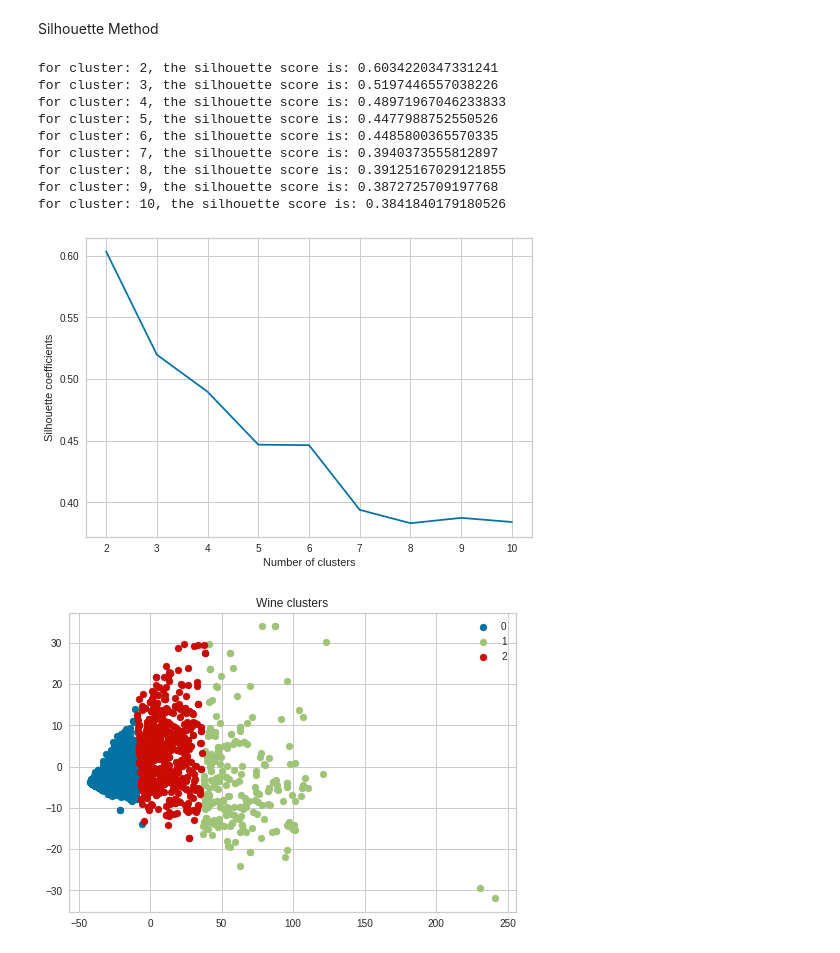
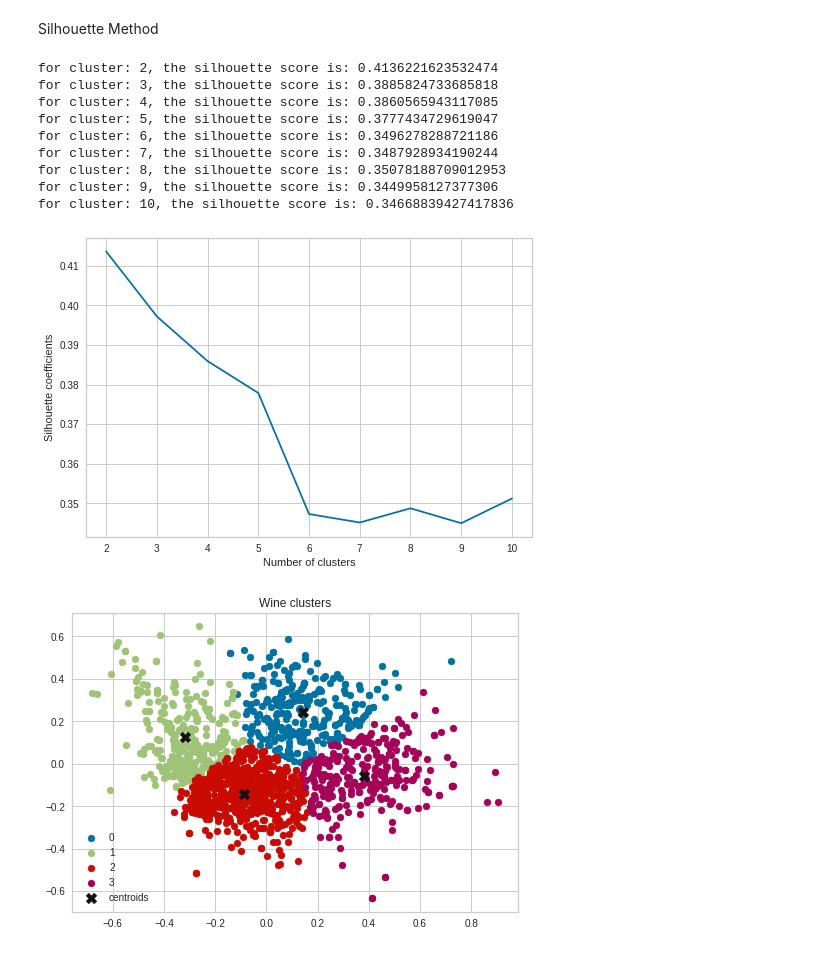
Before and after one commit to GeekiAdubea/Wine-Quality---KMeans-Clustering, a Jupyter notebook: Wine_Quality.ipynb, the cells around one changed output. Saved outputs shown, nothing was run; the diff lists cells and outputs as text; code cells hidden in the pictures.

```diff
--- a/Wine_Quality.ipynb
+++ b/Wine_Quality.ipynb
@@ -128,6 +193,6 @@ from yellowbrick.cluster import KElbowVisualizer
 
 model = KMeans()
 visualizer = KElbowVisualizer(model, k=(1,11), timings = False)
-visualizer.fit(wine_df)
+visualizer.fit(pca_result)
 visualizer.show()
 # %% [output]
@@ -138,25 +203,26 @@ Silhouette Method
 # %%
 for i in range(2,11):
   kmeans = KMeans(n_clusters=i, max_iter=100)
-  kmeans.fit(wine_df)
-  score = silhouette_score(wine_df, kmeans.labels_)
+  kmeans.fit(pca_result)
+  score = silhouette_score(pca_result, kmeans.labels_)
   print("for cluster: {}, the silhouette score is: {}".format(i,score))
 # %% [output]
-for cluster: 2, the silhouette score is: 0.6034220347331241
-for cluster: 3, the silhouette score is: 0.5197446557038226
-for cluster: 4, the silhouette score is: 0.48971967046233833
-for cluster: 5, the silhouette score is: 0.4477988752550526
-for cluster: 6, the silhouette score is: 0.4485800365570335
-for cluster: 7, the silhouette score is: 0.3940373555812897
-for cluster: 8, the silhouette score is: 0.39125167029121855
-for cluster: 9, the silhouette score is: 0.3872725709197768
-for cluster: 10, the silhouette score is: 0.3841840179180526
+for cluster: 2, the silhouette score is: 0.4136221623532474
+for cluster: 3, the silhouette score is: 0.3885824733685818
+for cluster: 4, the silhouette score is: 0.3860565943117085
+for cluster: 5, the silhouette score is: 0.3777434729619047
+for cluster: 6, the silhouette score is: 0.3496278288721186
+for cluster: 7, the silhouette score is: 0.3487928934190244
+for cluster: 8, the silhouette score is: 0.35078188709012953
+for cluster: 9, the silhouette score is: 0.3449958127377306
+for cluster: 10, the silhouette score is: 0.34668839427417836
 # %%
 silhouette_coefficients = list()
+
 for i in range(2,11):
   kmeans = KMeans(n_clusters=i, max_iter=100)
-  kmeans.fit(wine_df)
-  score = silhouette_score(wine_df, kmeans.labels_)
+  kmeans.fit(pca_result)
+  score = silhouette_score(pca_result, kmeans.labels_)
   silhouette_coefficients.append(score)
 
 plt.plot(range(2,11),silhouette_coefficients)
@@ -165,4 +231,4 @@ plt.xlabel("Number of clusters")
 plt.ylabel("Silhouette coefficients")
 plt.show()
 # %% [output]
-[figure, old version]
+[figure, new version]
@@ -172,13 +235,17 @@ X = pca.fit_transform(wine_df)
 # %%
-kmeans = KMeans(n_clusters=3, init="k-means++")
-label = kmeans.fit_predict(X)
+kmeans = KMeans(n_clusters=4, init="k-means++")
+label = kmeans.fit_predict(pca_result)
 unique_labels = np.unique(label)
 # %%
+## Plotting clusters on a 2D graph
+centroids = kmeans.cluster_centers_
+
 for i in unique_labels:
-  plt.scatter(X[label ==i,0], X[label==i,1],label = i)
+  plt.scatter(pca_result[label==i,0], pca_result[label==i,1],label = i)
 
+plt.scatter(centroids[:,0] , centroids[:,1] , marker="X", c="k", s=120, label="centroids")
 plt.legend()
 plt.title('Wine clusters')
 plt.show()
 # %% [output]
-[figure, old version]
+[figure, new version]
```
Also changed, not shown: parts of 30 cells of this notebook.
